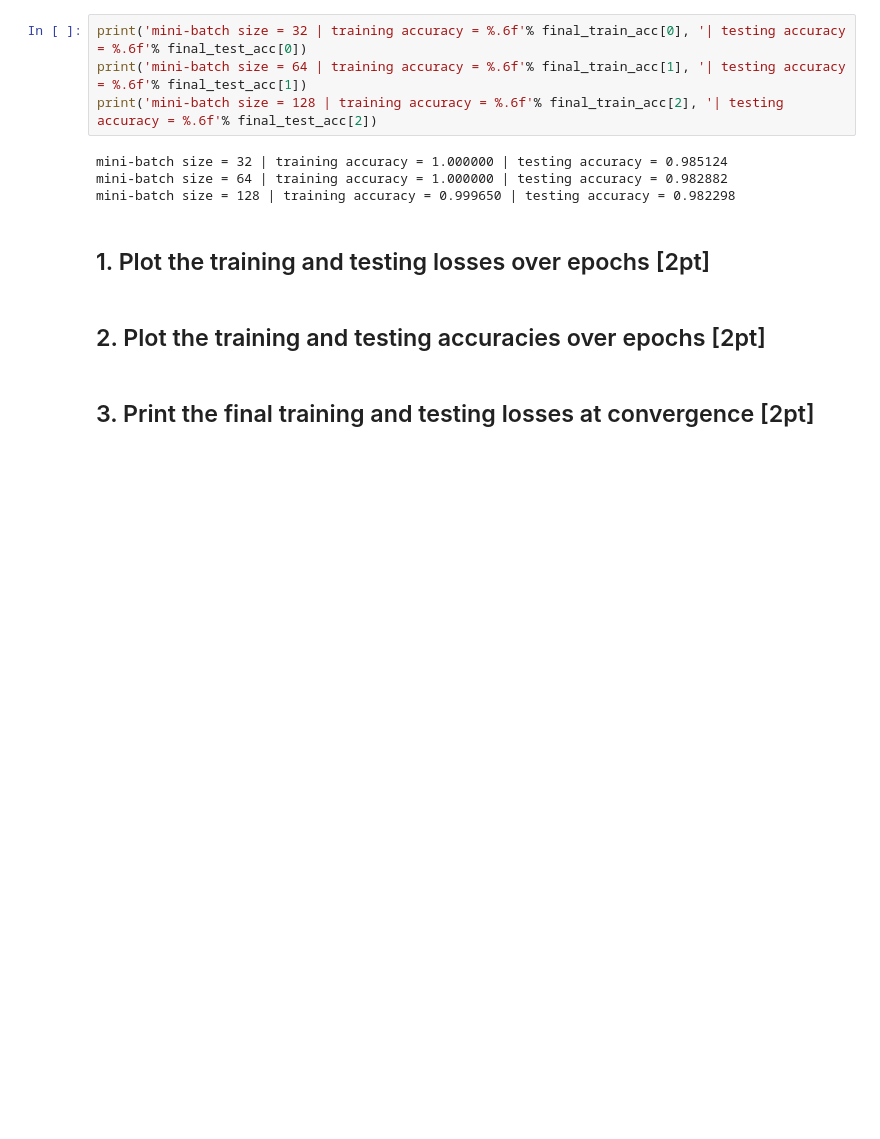
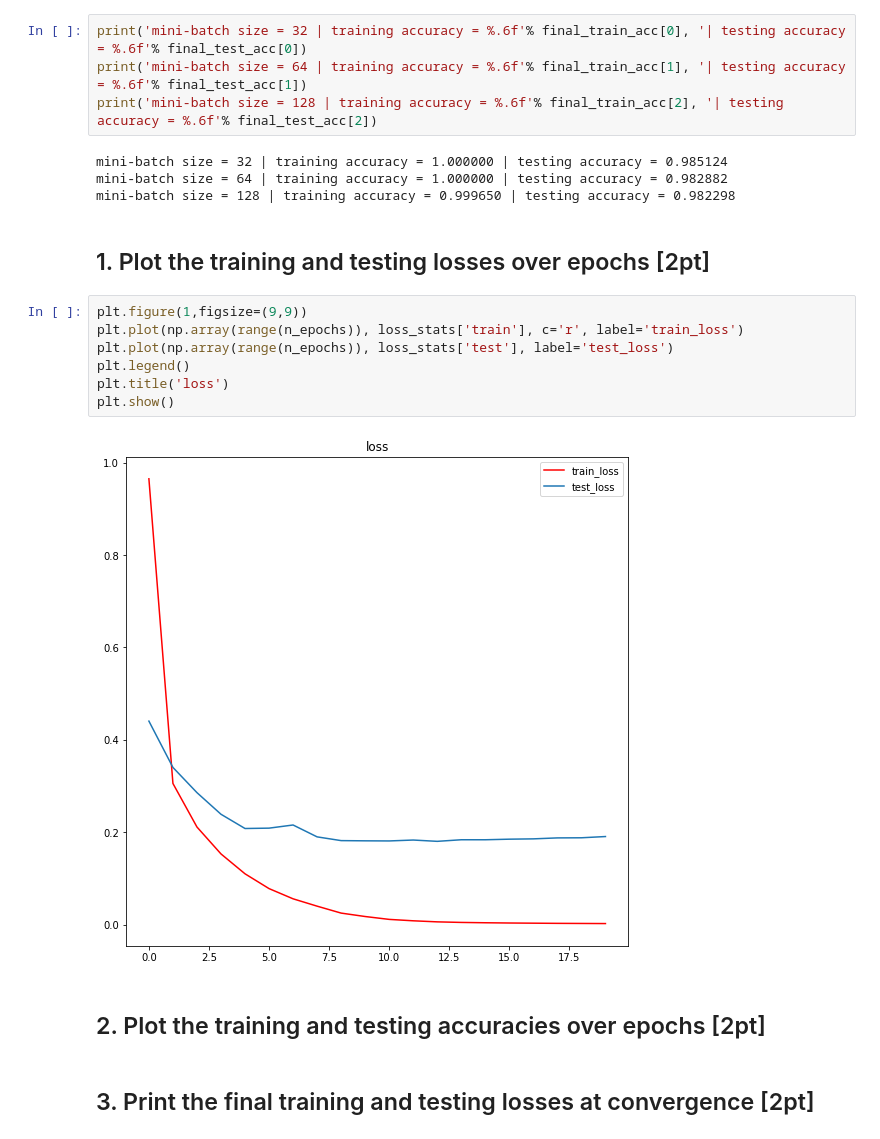
Before and after one commit to kiissy/machine-learning, a Jupyter notebook: Assignment10/assignment-10.ipynb, the cells around one changed output. Drawn from its saved outputs; the diff is of its cells as text; blank space fills up the shorter version.

```diff
--- a/Assignment10/assignment-10.ipynb
+++ b/Assignment10/assignment-10.ipynb
@@ -207,6 +207,15 @@ mini-batch size = 64 | training accuracy = 1.000000 | testing accuracy = 0.98288
 mini-batch size = 128 | training accuracy = 0.999650 | testing accuracy = 0.982298
 # %% [markdown]
 ## 1. Plot the training and testing losses over epochs [2pt]
+# %%
+plt.figure(1,figsize=(9,9))
+plt.plot(np.array(range(n_epochs)), loss_stats['train'], c='r', label='train_loss')
+plt.plot(np.array(range(n_epochs)), loss_stats['test'], label='test_loss')
+plt.legend()
+plt.title('loss')
+plt.show()
+# %% [output]
+[figure, added]
 # %% [markdown]
 ## 2. Plot the training and testing accuracies over epochs [2pt]
 # %% [markdown]
```
Also changed, not shown: parts of 4 cells of this notebook.
